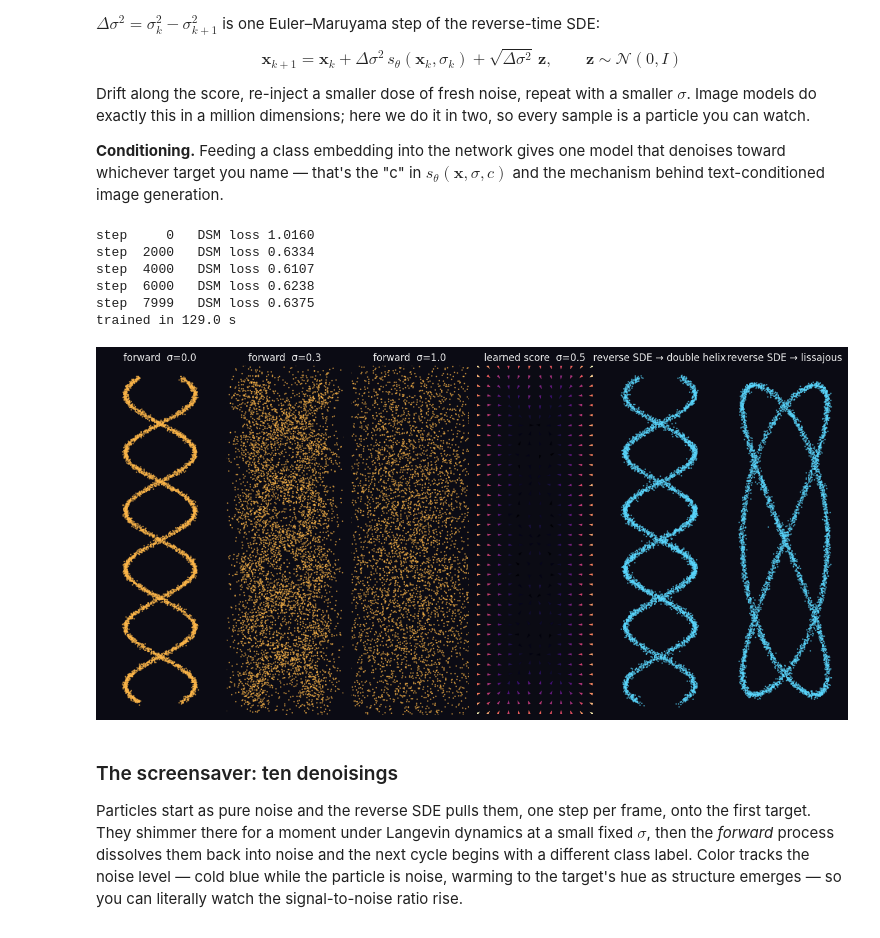
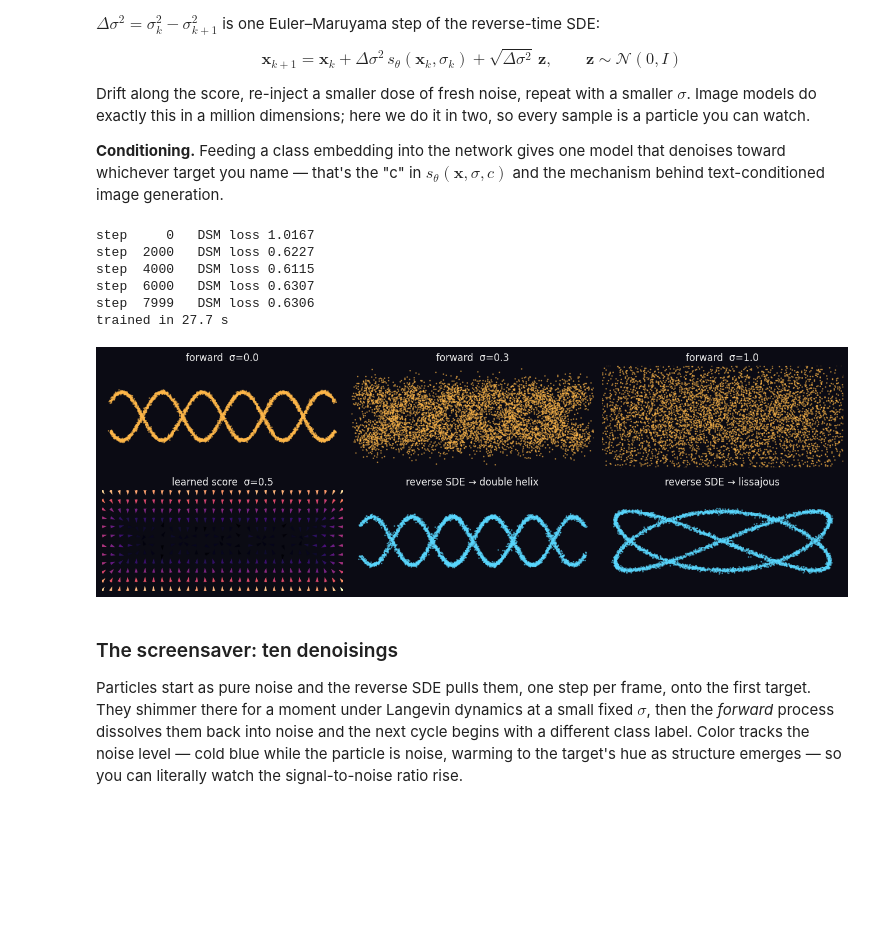
Before and after one commit to webpug/aiML, a Jupyter notebook: ml_concepts_screensavers.ipynb, the cells around one changed output. Cells and saved outputs as stored; diff of their text form; code cells hidden in the pictures; blank space fills up the shorter version.

```diff
--- a/ml_concepts_screensavers.ipynb
+++ b/ml_concepts_screensavers.ipynb
@@ -48,12 +57,32 @@ for k, v in {
 }.items():
     plt.rcParams[k] = v
 
-# Canvas geometry — 1:3 portrait, as before. Simulations live in a (±DOM_W, ±DOM_H) box.
-DOM_W, DOM_H = 1.5, 4.5
-CANVAS_W, CANVAS_H = 240, 720        # trail buffer
-OUT_W, OUT_H = 480, 1440             # encoded video: 2× bilinear upscale of the buffer
+# Display profiles: encoded video size. The trail buffer is half that, upscaled 2× on the way out.
+DISPLAYS = {
+    'dell34':   (3440, 1440),        # Dell 34" curved ultrawide, 21:9, native resolution
+    'portrait': (480, 1440),         # the 30" × 10" vertical display of the first notebook, 1:3
+}
+SAVER_DISPLAY = os.environ.get('SAVER_DISPLAY', 'dell34')
+OUT_W, OUT_H = DISPLAYS[SAVER_DISPLAY]
+CANVAS_W, CANVAS_H = OUT_W // 2, OUT_H // 2
+
+# Simulations live in a (±DOM_W, ±DOM_H) box with the screen's aspect. The long axis always spans
+# ±LONG, so shapes and sequences are designed once along it and orient() turns them to fit.
+LONG = 4.5
+LANDSCAPE = OUT_W > OUT_H
+DOM_W, DOM_H = (LONG, LONG * OUT_H / OUT_W) if LANDSCAPE else (LONG * OUT_W / OUT_H, LONG)
+SHORT = min(DOM_W, DOM_H)
+
+def orient(p):
+    """(across, along) ↔ (x, y): swaps the two columns on a landscape screen. Its own inverse."""
+    return p[..., [1, 0]] if LANDSCAPE else p
+
+# A bigger buffer needs more ink to look as rich: particle counts grow by INK**0.6 and splat
+# brightness by INK**0.4, where INK is buffer pixels relative to the original 240 × 720.
+INK = CANVAS_W * CANVAS_H / (240 * 720)
 FPS = 24
 LOOP_SECONDS = int(os.environ.get('LOOP_SECONDS', 15 * 60))
+print(f'display: {SAVER_DISPLAY}  {OUT_W} × {OUT_H}  (domain ±{DOM_W:.2f} × ±{DOM_H:.2f}, ink × {INK:.1f})')
 print(f'loop length: {LOOP_SECONDS} s  →  {LOOP_SECONDS * FPS:,} frames per screensaver')
 
 def phase(t, cycles=1):
@@ -203,7 +266,8 @@ that denoises toward whichever target you name — that's the "c" in
 $s_\theta(\mathbf{x}, \sigma, c)$ and the mechanism behind text-conditioned
 image generation.
 # %%
-# ---- five 2-D "datasets" shaped for the tall canvas ----------------------
+# ---- five 2-D "datasets" shaped for a long, narrow canvas ----------------
+# Each is drawn with y along the long axis and x across it; orient() lays it on the screen.
 N_TARGETS = 5
 TARGET_NAMES = ['double helix', 'three rings', 'lissajous', 'blob lattice', 'coil']
 
@@ -223,7 +287,7 @@ def make_target(kind, n, rng):
     else:                                                   # coil, seen side-on
         u = rng.uniform(0, 1, n)
         x, y = np.cos(2 * np.pi * 7 * u), -4.2 + 8.4 * u + 0.3 * np.sin(2 * np.pi * 7 * u)
-    return np.stack([x, y], 1) + rng.normal(0, 0.03, (n, 2))
+    return orient(np.stack([x, y], 1) + rng.normal(0, 0.03, (n, 2)))
 
 rng  = np.random.default_rng(0)
 data = torch.tensor(np.stack([make_target(k, 20000, rng) for k in range(N_TARGETS)]),
@@ -283,43 +347,45 @@ def reverse_step(x, c, tau, dtau, noise=1.0):
 
 @torch.no_grad()
 def sample(c, n, steps=400):
     x  = torch.randn(n, 2, device=device) * SIG_MAX
     cc = torch.full((n,), c, device=device, dtype=torch.long)
     for k in range(steps):
         x = reverse_step(x, cc, k / steps, 1 / steps)
     return x
 
 # ---- does it work? forward process, learned score, reverse process --------
-fig, axes = plt.subplots(1, 6, figsize=(13, 7))
+fig, axes = plt.subplots(2, 3, figsize=(13, 4.6)) if LANDSCAPE else plt.subplots(1, 6, figsize=(13, 7))
+axes = axes.ravel()
 x0 = data[0, :6000].cpu().numpy()
 for ax, s in zip(axes[:3], [0.0, 0.3, 1.0]):
     pts = x0 + s * rng.normal(size=x0.shape)
     ax.scatter(pts[:, 0], pts[:, 1], s=1, c='#ffb84a', alpha=0.5)
     ax.set_title(f'forward  σ={s}')
-gx, gy = np.meshgrid(np.linspace(-DOM_W, DOM_W, 12), np.linspace(-DOM_H, DOM_H, 36))
+nx, ny = round(12 * DOM_W / SHORT), round(12 * DOM_H / SHORT)       # 12 arrows across the short side
+gx, gy = np.meshgrid(np.linspace(-DOM_W, DOM_W, nx), np.linspace(-DOM_H, DOM_H, ny))
 G  = torch.tensor(np.stack([gx.ravel(), gy.ravel()], 1), dtype=torch.float32, device=device)
 with torch.no_grad():
     sc = score_net(G, torch.full((len(G),), 0.5, device=device),
                    torch.zeros(len(G), dtype=torch.long, device=device)).cpu().numpy()
 mag = np.linalg.norm(sc, axis=1)
 axes[3].quiver(gx.ravel(), gy.ravel(), sc[:, 0] / (mag + 1e-6), sc[:, 1] / (mag + 1e-6), mag,
-               cmap='magma', scale=28, width=0.012)
+               cmap='magma', scale=1.6 * nx, width=0.18 / nx)
 axes[3].set_title('learned score  σ=0.5')
 for ax, c in zip(axes[4:], [0, 2]):
     pts = sample(c, 6000).cpu().numpy()
     ax.scatter(pts[:, 0], pts[:, 1], s=1, c='#5ad8ff', alpha=0.5)
     ax.set_title(f'reverse SDE → {TARGET_NAMES[c]}')
 for ax in axes:
     ax.set_xlim(-DOM_W, DOM_W); ax.set_ylim(-DOM_H, DOM_H); ax.set_aspect('equal'); ax.axis('off')
 plt.tight_layout(); plt.show()
 # %% [output]
-step     0   DSM loss 1.0160
-step  2000   DSM loss 0.6334
-step  4000   DSM loss 0.6107
-step  6000   DSM loss 0.6238
-step  7999   DSM loss 0.6375
-trained in 129.0 s
+step     0   DSM loss 1.0167
+step  2000   DSM loss 0.6227
+step  4000   DSM loss 0.6115
+step  6000   DSM loss 0.6307
+step  7999   DSM loss 0.6306
+trained in 27.7 s
-[figure, old version]
+[figure, new version]
 # %% [markdown]
 ### The screensaver: ten denoisings
 
```
Also changed, not shown: parts of 12 cells of this notebook, 5 other files.
